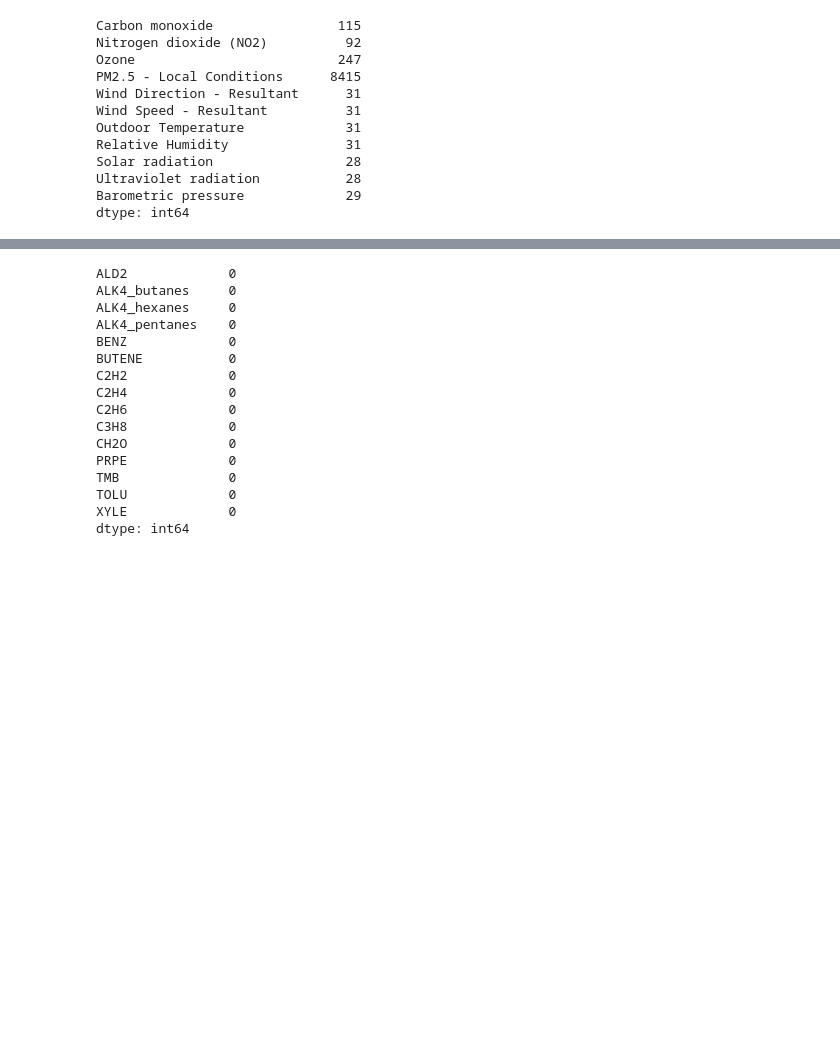
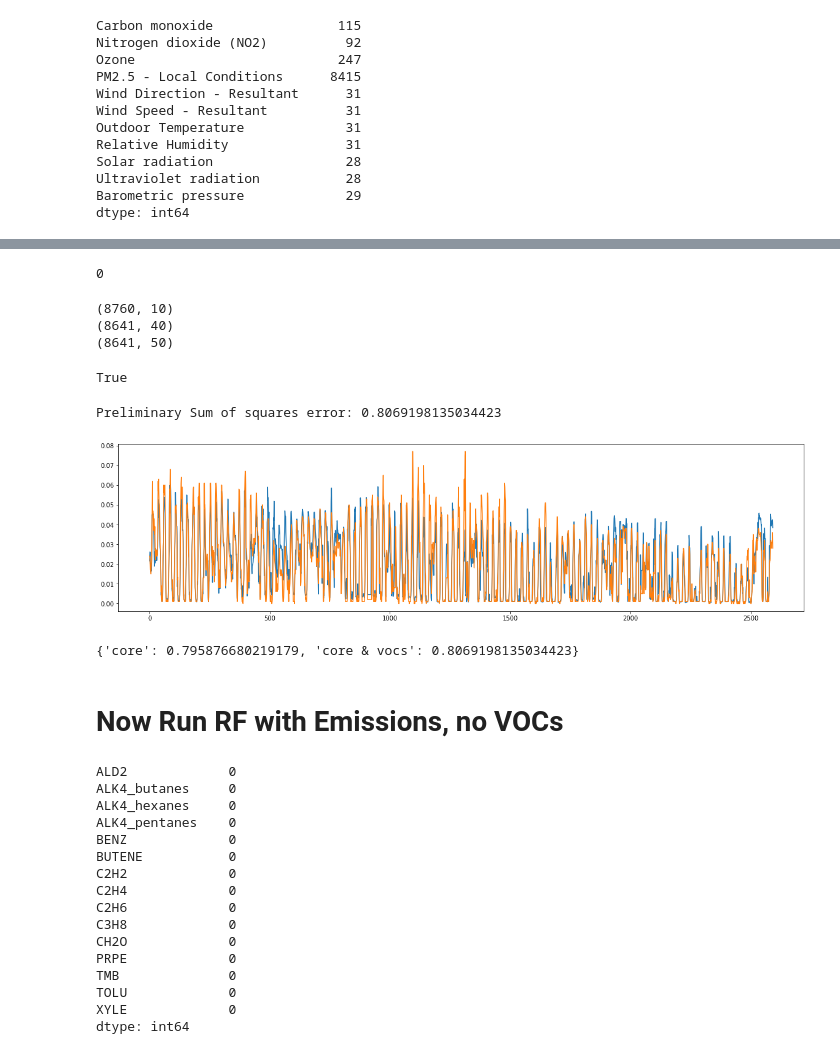
Before and after one commit to Tcintra/chem150, a Jupyter notebook: lab_notebook_2.ipynb, the cells around one changed output, grey strips where cells are left out. Drawn from its saved outputs; the diff is of its cells as text; code cells hidden in the pictures; blank space fills up the shorter version.

```diff
--- a/lab_notebook_2.ipynb
+++ b/lab_notebook_2.ipynb
@@ -55,3 +177,56 @@ dtype: int64
+# %%
+# Similarly to core_df, forward fill the NaNs in VOCs data
+vocs_df = vocs_df.ffill()
+vocs_df.isna().sum().sum()
+# %% [output]
+0
+# %%
+# There is some problem in datafetcher code that drops the first day of measurements (2018-01-01) for VOC data
+# We need to fix this but for now I will just drop the first day from core_df
+# Similar problem for the last few days
+# What we should actually do is bfill and ffill the first day and last few days respectively
+print(core_df.shape)
+print(vocs_df.shape)
+# NOTE: The inner join will simply drop missing days in VOCs data from core data
+core_n_vocs_df = core_df.join([vocs_df], how='inner')
+print(core_n_vocs_df.shape)
+# %% [output]
+(8760, 10)
+(8641, 40)
+(8641, 50)
+# %%
+y = core_n_vocs_df['Ozone'].to_numpy()
+X = core_n_vocs_df.drop(['Ozone'], axis=1).to_numpy()
+# %%
+# Split into training and testing sets
+X_train, X_test, y_train, y_test = train_test_split(X, y, test_size=0.3, shuffle=False)
+(X == np.concatenate((X_train, X_test), axis=0)).sum() == (X.shape[0] * X.shape[1])
+print((y == np.concatenate((y_train, y_test), axis=0)).sum() == (y.shape[0]))
+# %% [output]
+True
+# %%
+rf = RandomForestRegressor()
+rf.fit(X_train, y_train)
+score = rf.score(X_test, y_test)
+metrics['core & vocs'] = score
+print(f"Preliminary Sum of squares error: {score}")
+y_pred = rf.predict(X_test)
+# %% [output]
+Preliminary Sum of squares error: 0.8069198135034423
+# %%
+# Plot predictions
+f, ax = plt.subplots(1,1,figsize=(20,5))
+ax.plot(y_pred)
+ax.plot(y_test)
+plt.show()
+# %% [output]
+[figure, added]
+# %%
+metrics
+# %% [output]
+{'core': 0.795876680219179, 'core & vocs': 0.8069198135034423}
+# %% [markdown]
+# Now Run RF with Emissions, no VOCs
 # %%
 emissions_df.isna().sum()
 # %% [output]
```
Also changed, not shown: parts of 26 cells of this notebook, 2 other files.
